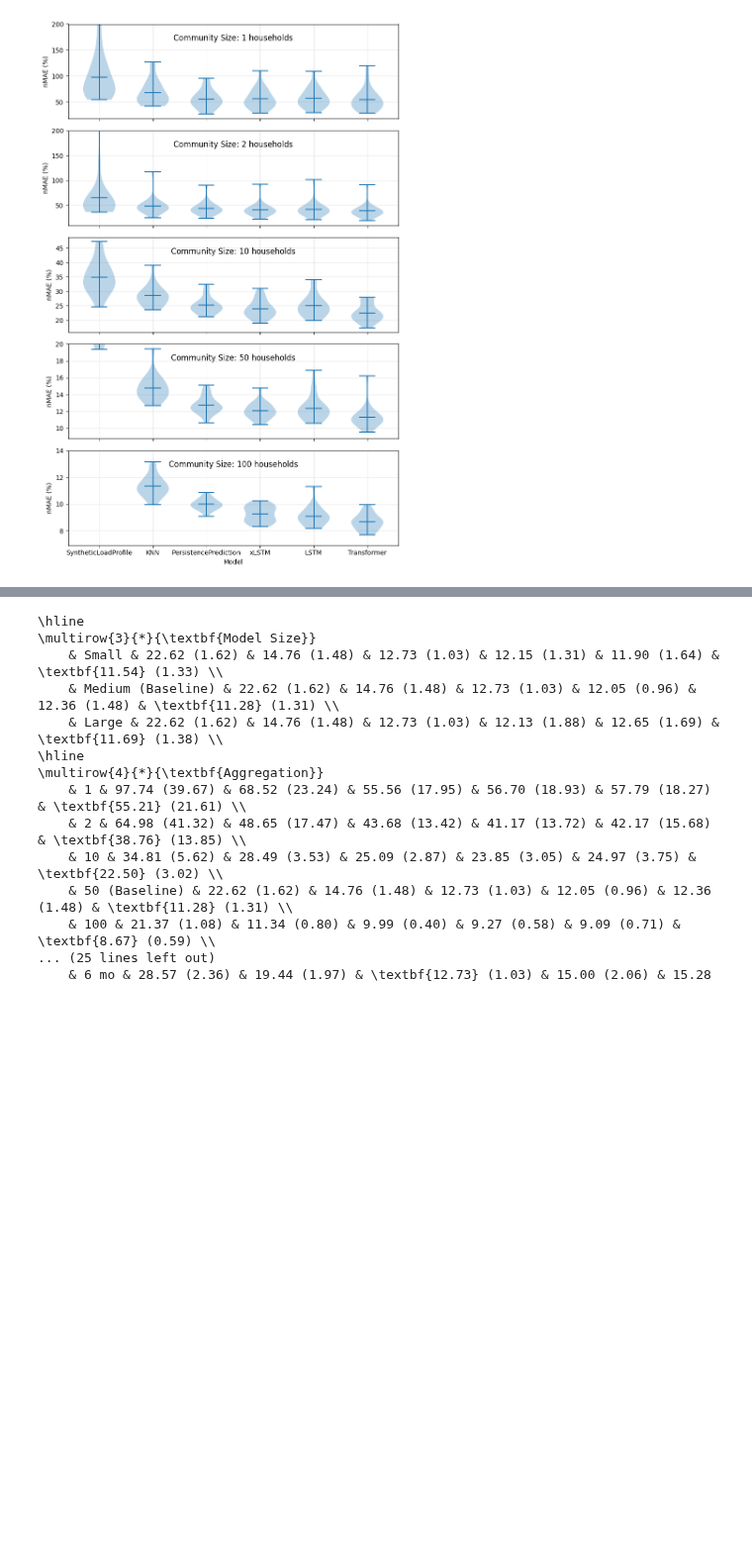
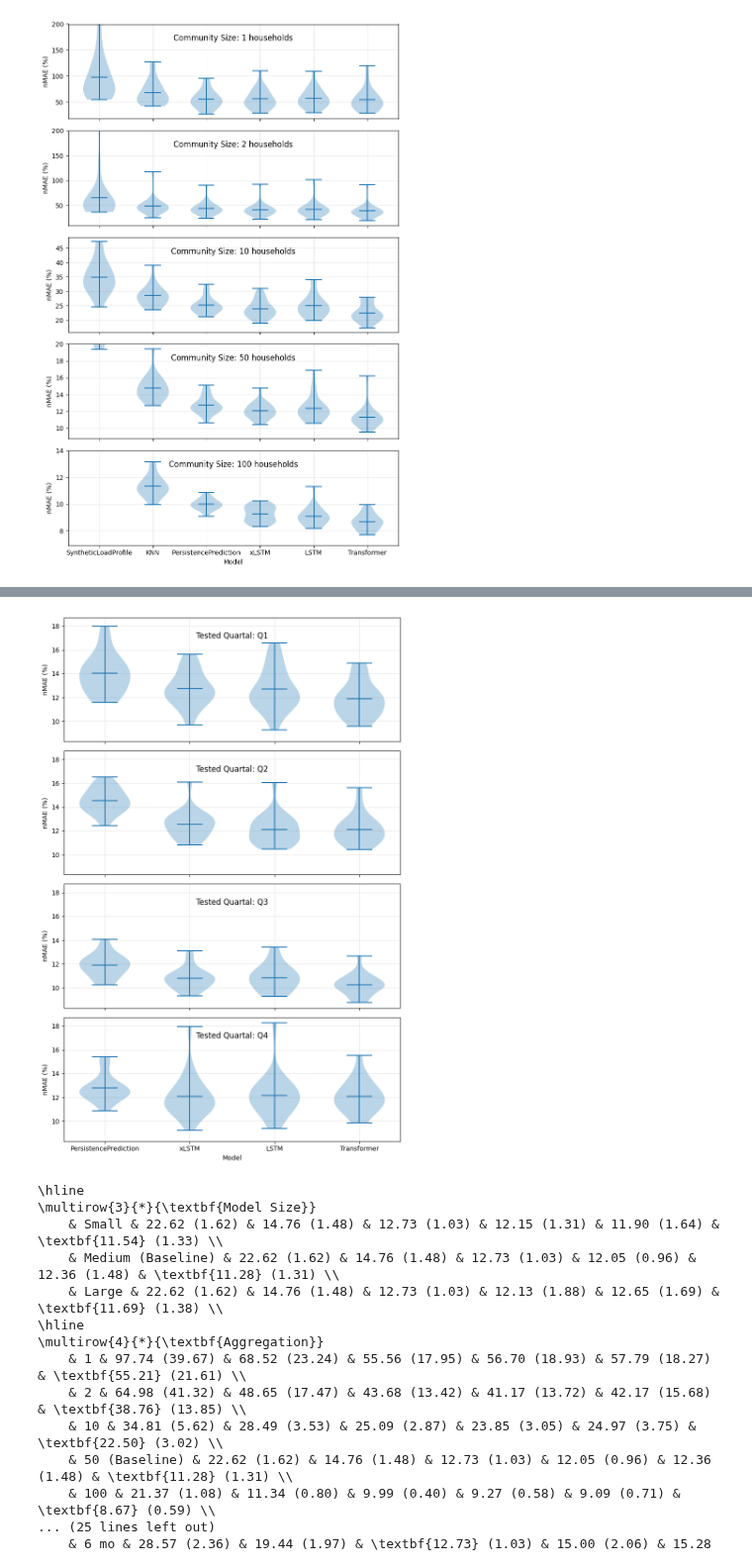
Before and after one commit to erc-fhv/loadforecasting, a Jupyter notebook: scripts/Paper_Illustration.ipynb, the cells around one changed output, grey strips where cells are left out. Shown at 99% size. Saved outputs shown, nothing was run; the diff lists cells and outputs as text; code cells hidden in the pictures; blank space fills up the shorter version.

Commit message:
Adapt the code to test 4 test quartals.

```diff
--- a/scripts/Paper_Illustration.ipynb
+++ b/scripts/Paper_Illustration.ipynb
@@ -114,7 +116,7 @@ configs = [
 ]
 
 # Constants and Configuration
-models = ['xLSTM', 'LSTM', 'Transformer', 'PersistencePrediction']
+models = ['xLSTM', 'LSTM', 'Transformer']
 configs_with_transfer = configs[0:6]
 configs_without_transfer = configs[6:12]
 training_sizes = ['2', '4', '6', '9', '12', '15']
@@ -222,7 +224,7 @@ configs = [
     ]
 
 # Constants and Configuration
-models = configs[0].usedModels
+models = ('PersistencePrediction', 'xLSTM', 'LSTM', 'Transformer', )
 household_sizes = ['1', '2', '10', '50', '100']
 
 # Helper function to retrieve full dataset for each configuration and model
@@ -305,3 +284,80 @@ defaultdict(<function scripts.Utils.Evaluate_Models.print_results.<locals>.<lamb
+# %%
+# Compare with and without transfer learning of the given configurations
+#
+
+# Get specific results
+#
+importlib.reload(Model)
+importlib.reload(Simulation_config)
+importlib.reload(utils)
+importlib.reload(ModelTrainer)
+result_dict = utils.Evaluate_Models.print_results('scripts/outputs/all_train_histories.pkl',
+                                    print_style = 'pandas_df')
+
+# Define, which configurations to print
+#
+configs = [
+    Config_of_one_run(ModelSize.MEDIUM, DoPretraining.YES, DoTransferLearning.YES, Aggregation_Count._50_HOUSEHOLDS, NrOfComunities._20,
+            TrainingHistory._0_MONTH, TestSize._3_MONTH, TrainingFuture._9_MONTH, DevSize._2_MONTH, UsedModels.ALL, Epochs.DEFAULT),
+    Config_of_one_run(ModelSize.MEDIUM, DoPretraining.YES, DoTransferLearning.YES, Aggregation_Count._50_HOUSEHOLDS, NrOfComunities._20,
+            TrainingHistory._3_MONTH, TestSize._3_MONTH, TrainingFuture._6_MONTH, DevSize._2_MONTH, UsedModels.ALL, Epochs.DEFAULT),
+    Config_of_one_run(ModelSize.MEDIUM, DoPretraining.YES, DoTransferLearning.YES, Aggregation_Count._50_HOUSEHOLDS, NrOfComunities._20,
+            TrainingHistory._6_MONTH, TestSize._3_MONTH, TrainingFuture._3_MONTH, DevSize._2_MONTH, UsedModels.ALL, Epochs.DEFAULT),
+    Config_of_one_run(ModelSize.MEDIUM, DoPretraining.YES, DoTransferLearning.YES, Aggregation_Count._50_HOUSEHOLDS, NrOfComunities._20,
+            TrainingHistory._9_MONTH, TestSize._3_MONTH, TrainingFuture._0_MONTH, DevSize._2_MONTH, UsedModels.ALL, Epochs.DEFAULT),
+    ]
+models = ('PersistencePrediction', 'xLSTM', 'LSTM', 'Transformer', )
+tested_quartals = ['Q1', 'Q2', 'Q3', 'Q4']
+
+# Helper function to retrieve full dataset for each configuration and model
+def get_full_data_list(model, expected_configs, available_configs):
+    myList = []
+    for expected_config in expected_configs:
+        for available_config in available_configs:
+            if expected_config == available_config:
+                myList.append(result_dict[available_config][model])
+
+    assert len(myList) == len(expected_configs), f"Not all configs found: {len(myList)} != {len(expected_configs)}."
+
+    return myList
+
+# Prepare data for each model
+full_data_list = {model: get_full_data_list(model, configs, result_dict) for model in models}
+
+# Transpose data
+data_by_quartal = {}
+for i, quartal in enumerate(tested_quartals):
+    data_by_quartal[quartal] = [full_data_list[model][i] for model in models]
+
+# Creating subplots
+fig, axes = plt.subplots(len(tested_quartals), 1, figsize=(8, 12), sharex=True, sharey=True)
+
+# Plot each quartal's data on a separate subplot
+for idx, (quartal, data) in enumerate(data_by_quartal.items()):
+    ax = axes[idx]
+
+    # Plot violin plot
+    positions = np.array(range(len(models)))
+    violins = ax.violinplot(data, positions=positions, widths=0.6,
+                            showmeans=True, showextrema=True, showmedians=False)
+
+    # Labels and title
+    ax.set_ylabel('nMAE (%)')
+    ax.text(0.5, 0.85, f"Tested Quartal: {quartal}", transform=ax.transAxes, fontsize=12, ha="center", va="center")
+    ax.set_xticks(positions)
+    ax.set_xticklabels(models)
+    ax.set_axisbelow(True)
+    ax.grid(True, color="0.9")
+
+    # Set x-axis label for the last plot
+    if idx == len(tested_quartals) - 1:
+        ax.set_xlabel('Model')
+
+plt.tight_layout()
+plt.savefig("scripts/outputs/figs/error_over_tested_quartals.pdf", format="pdf", bbox_inches="tight", pad_inches=0.1)
+plt.show()
+# %% [output]
+[figure, added]
 # %%
 # Compare with and without transfer learning of the given configurations
 #
```
Also changed, not shown: parts of 2 cells of this notebook, 4 other files.
